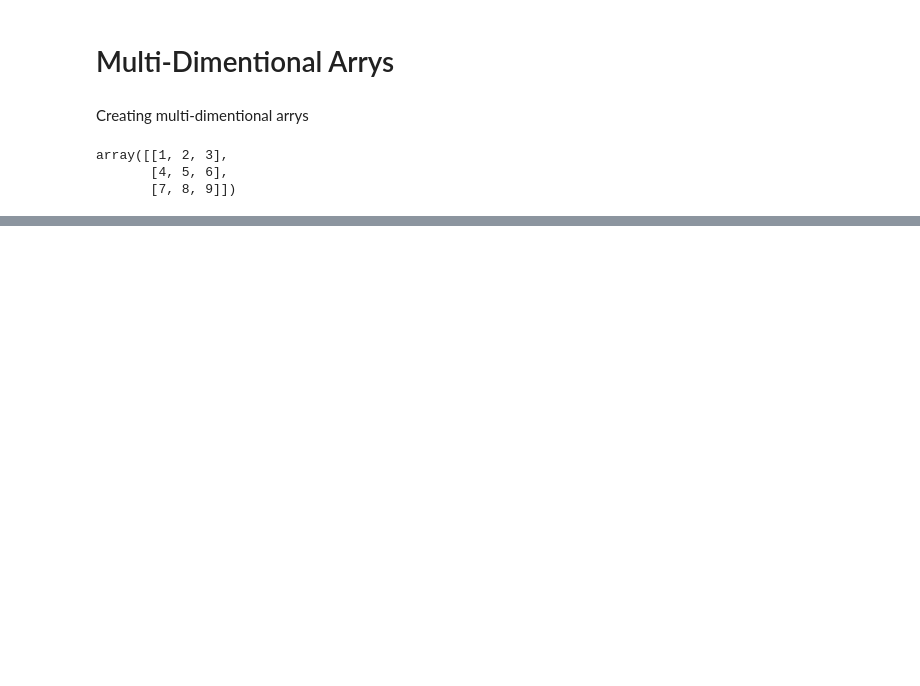
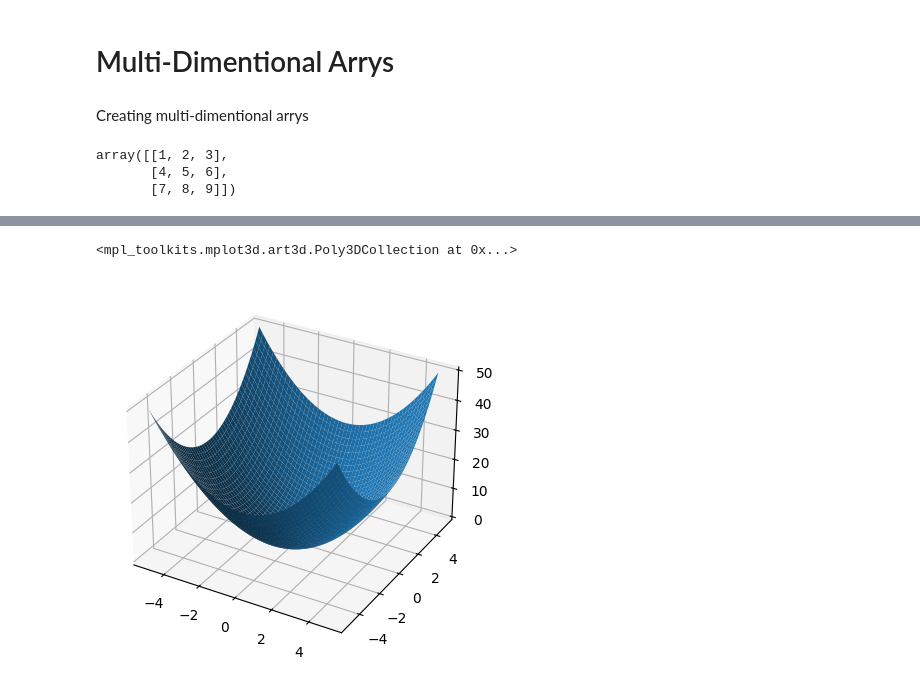
Before and after one commit to sudo-mehedi/Scientific-Computing, a Jupyter notebook: Numpy/Day-1/numpy-1.ipynb, the cells around one changed output, grey strips where cells are left out. Cells and saved outputs as stored; diff of their text form; code cells hidden in the pictures; blank space fills up the shorter version.

```diff
--- a/Numpy/Day-1/numpy-1.ipynb
+++ b/Numpy/Day-1/numpy-1.ipynb
@@ -292,0 +335,8 @@ array([[1, 2, 3],
+# %%
+fig = plt.figure()
+
+ax = fig.add_subplot(111, projection="3d")
+ax.plot_surface(xv,yv, zv)
+# %% [output]
+<mpl_toolkits.mplot3d.art3d.Poly3DCollection at 0x...>
+[figure, added]
```
Also changed, not shown: parts of 10 cells of this notebook.
